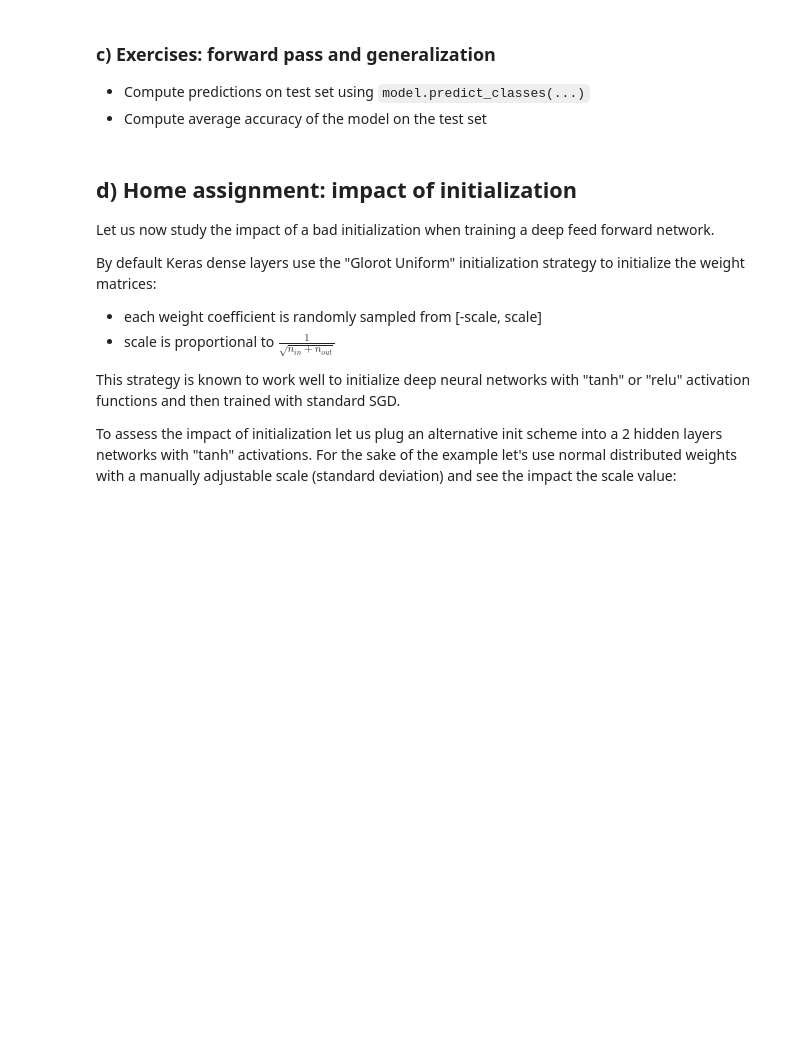
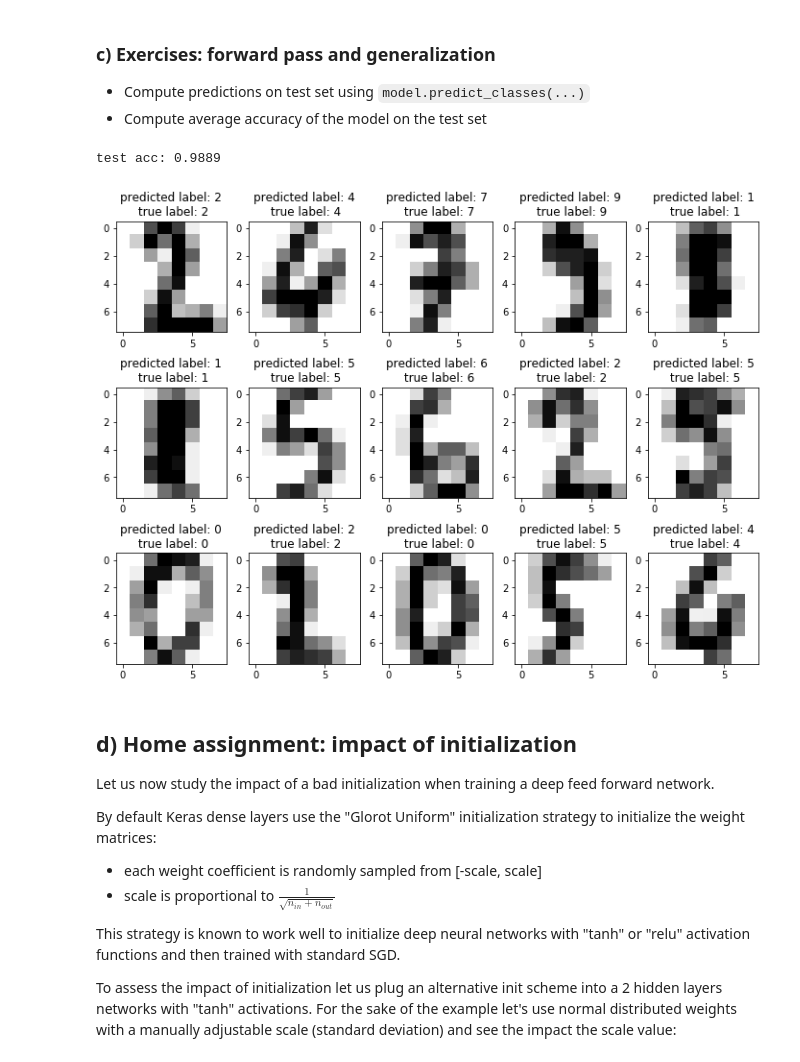
Before and after one commit to sarrabenyahia/dl-lectures-labs, a Jupyter notebook: labs/01_keras/Intro Keras.ipynb, the cells around one changed output. Saved outputs shown, nothing was run; the diff lists cells and outputs as text; code cells hidden in the pictures; blank space fills up the shorter version.

```diff
--- a/labs/01_keras/Intro Keras.ipynb
+++ b/labs/01_keras/Intro Keras.ipynb
@@ -112,16 +113,16 @@ from keras.layers.core import Dense, Activation
 from keras import optimizers
 
 N = X_train.shape[1]
-H = 10
+H = 100
 K = 10
 
 model = Sequential()
 model.add(Dense(H, input_dim=N))
-model.add(Activation("tanh"))
+model.add(Activation("relu"))
 model.add(Dense(K))
 model.add(Activation("softmax"))
 
-model.compile(optimizer=optimizers.SGD(lr=0.1),
+model.compile(optimizer=optimizers.SGD(lr=0.1, momentum=0.9),
               loss='categorical_crossentropy', metrics=['accuracy'])
 
 model.fit(X_train, Y_train, epochs=100, batch_size=32);
@@ -188,3 +189,20 @@ Hint: use `optimizers.<TAB>` to tab-complete the list of implemented optimizers
+# %%
+# %load solutions/keras_accuracy_on_test_set.py
+y_predicted = model.predict_classes(X_test, verbose=0)
+
+# Let's display the first inputs image, the predicted labels and the true labels
+plt.figure(figsize=(12, 9))
+for i in range(15):
+    plt.subplot(3, 5, i + 1)
+    plt.imshow(scaler.inverse_transform(X_test[i]).reshape(8, 8),
+               cmap=plt.cm.gray_r, interpolation='nearest')
+    plt.title("predicted label: %d\n true label: %d"
+              % (y_predicted[i], y_test[i]))
+
+print("test acc: %0.4f" % np.mean(y_predicted == y_test))
+# %% [output]
+test acc: 0.9889
+[figure, added]
 # %% [markdown]
 ## d) Home assignment: impact of initialization
 
```
Also changed, not shown: parts of 4 cells of this notebook, 2 other files.
